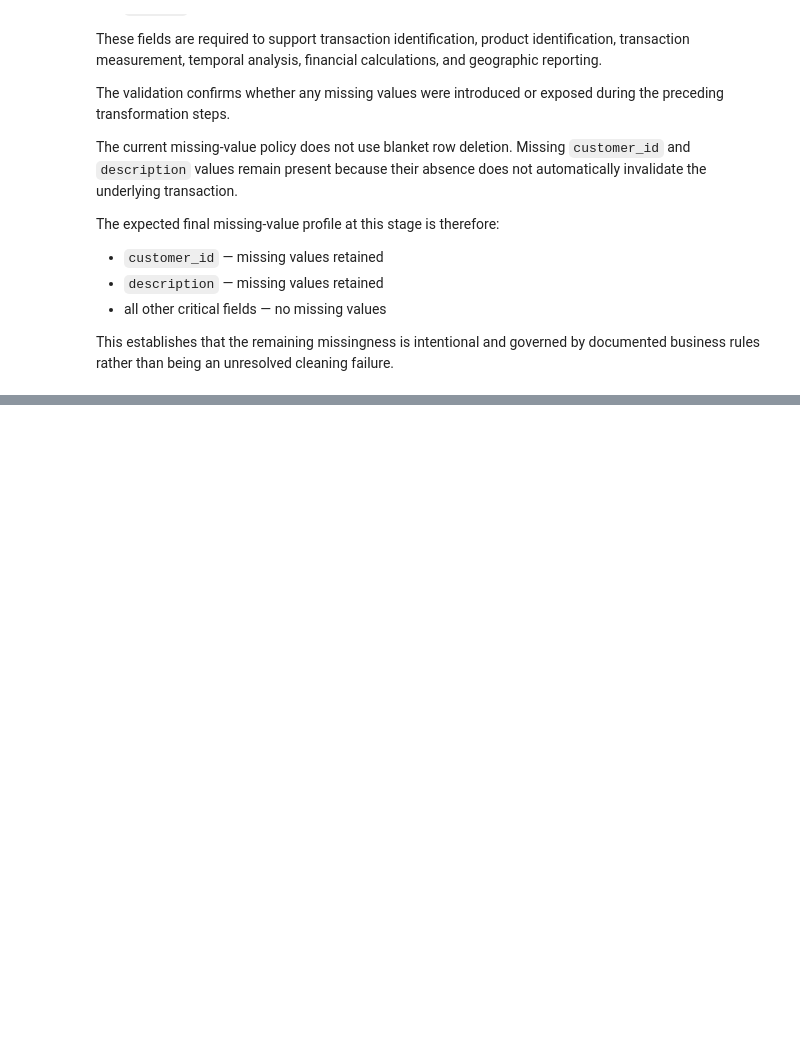
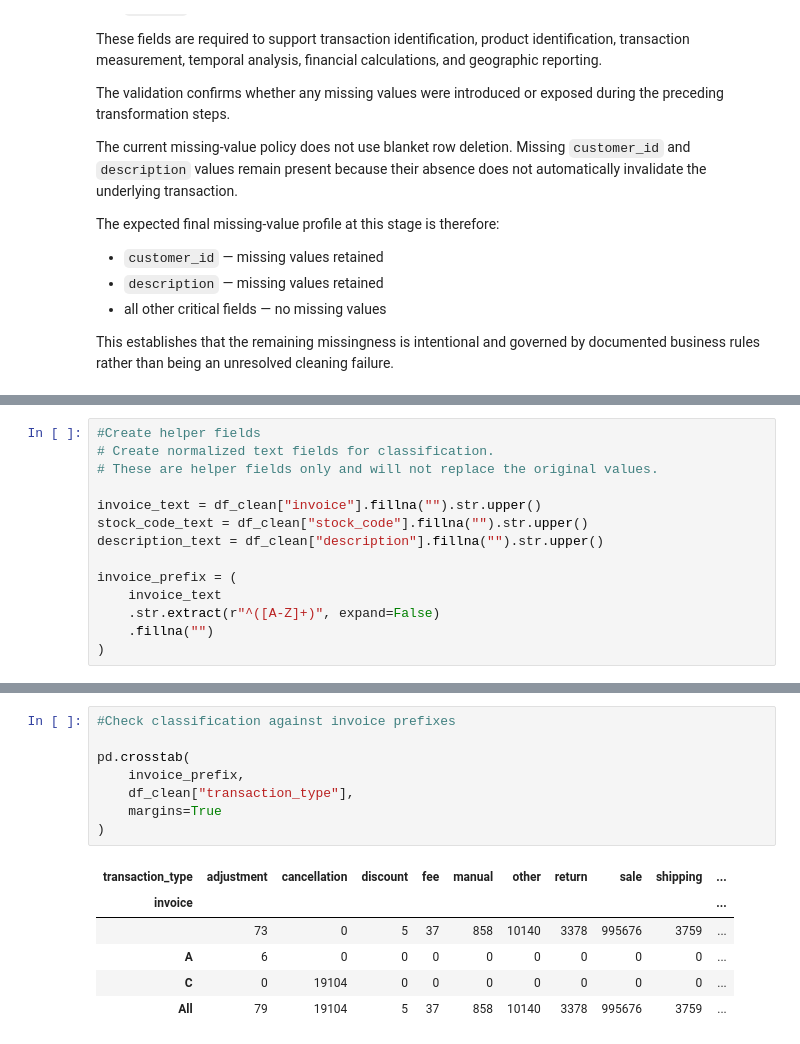
Before and after one commit to AnundaTheScientist/E-Commerce-Data-Cleaning-Reporting-Automation, a Jupyter notebook: notebooks/04_data_cleaning.ipynb, the cells around one changed output, grey strips where cells are left out. Cells and saved outputs as stored; diff of their text form; blank space fills up the shorter version.

```diff
--- a/notebooks/04_data_cleaning.ipynb
+++ b/notebooks/04_data_cleaning.ipynb
@@ -703,0 +919,14 @@ This establishes that the remaining missingness is intentional and governed by d
+# %%
+#Create helper fields
+# Create normalized text fields for classification.
+# These are helper fields only and will not replace the original values.
+
+invoice_text = df_clean["invoice"].fillna("").str.upper()
+stock_code_text = df_clean["stock_code"].fillna("").str.upper()
+description_text = df_clean["description"].fillna("").str.upper()
+
+invoice_prefix = (
+    invoice_text
+    .str.extract(r"^([A-Z]+)", expand=False)
+    .fillna("")
+)
@@ -703,0 +1071,15 @@ This establishes that the remaining missingness is intentional and governed by d
+# %%
+#Check classification against invoice prefixes
+
+pd.crosstab(
+    invoice_prefix,
+    df_clean["transaction_type"],
+    margins=True
+)
+# %% [output]
+| transaction_type | adjustment | cancellation | discount | fee | manual | other | return | sale | shipping | ... |
+| invoice |  |  |  |  |  |  |  |  |  | ... |
+|  | 73 | 0 | 5 | 37 | 858 | 10140 | 3378 | 995676 | 3759 | ... |
+| A | 6 | 0 | 0 | 0 | 0 | 0 | 0 | 0 | 0 | ... |
+| C | 0 | 19104 | 0 | 0 | 0 | 0 | 0 | 0 | 0 | ... |
+| All | 79 | 19104 | 5 | 37 | 858 | 10140 | 3378 | 995676 | 3759 | ... |
```
Also changed, not shown: parts of 26 cells of this notebook.
